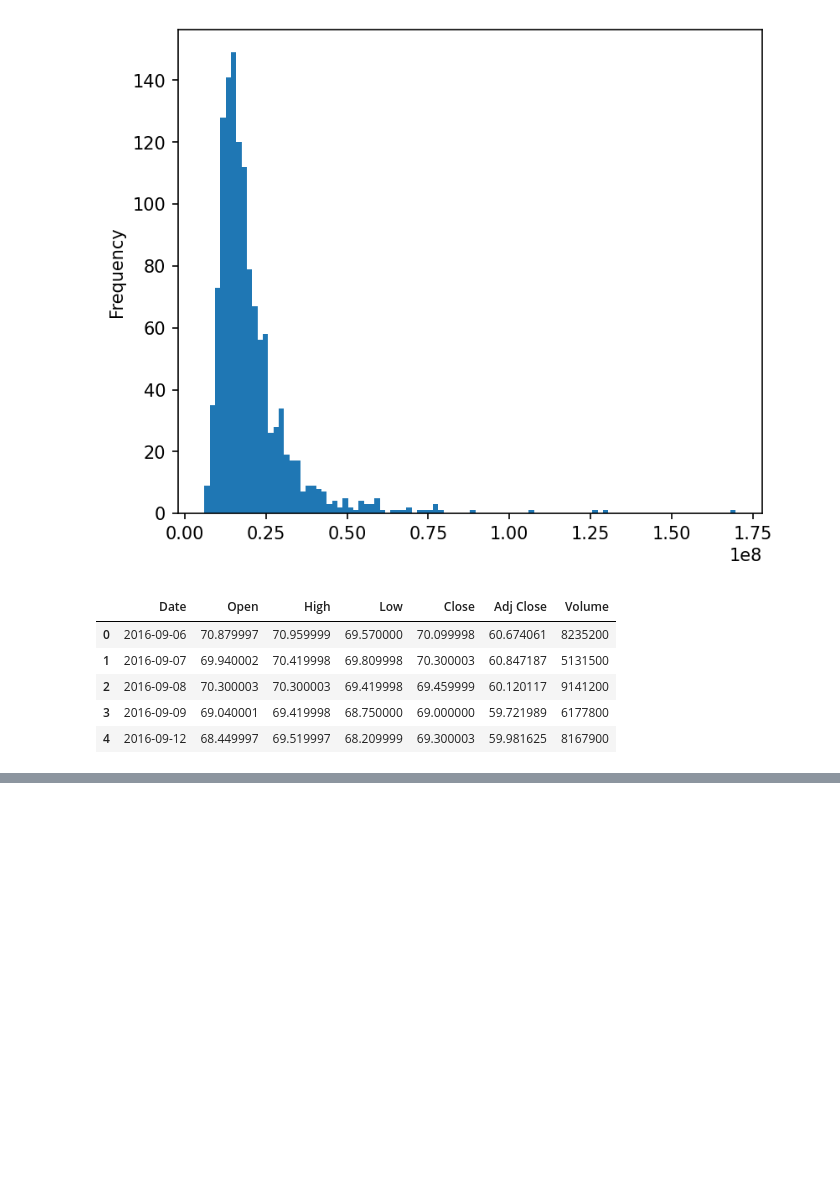
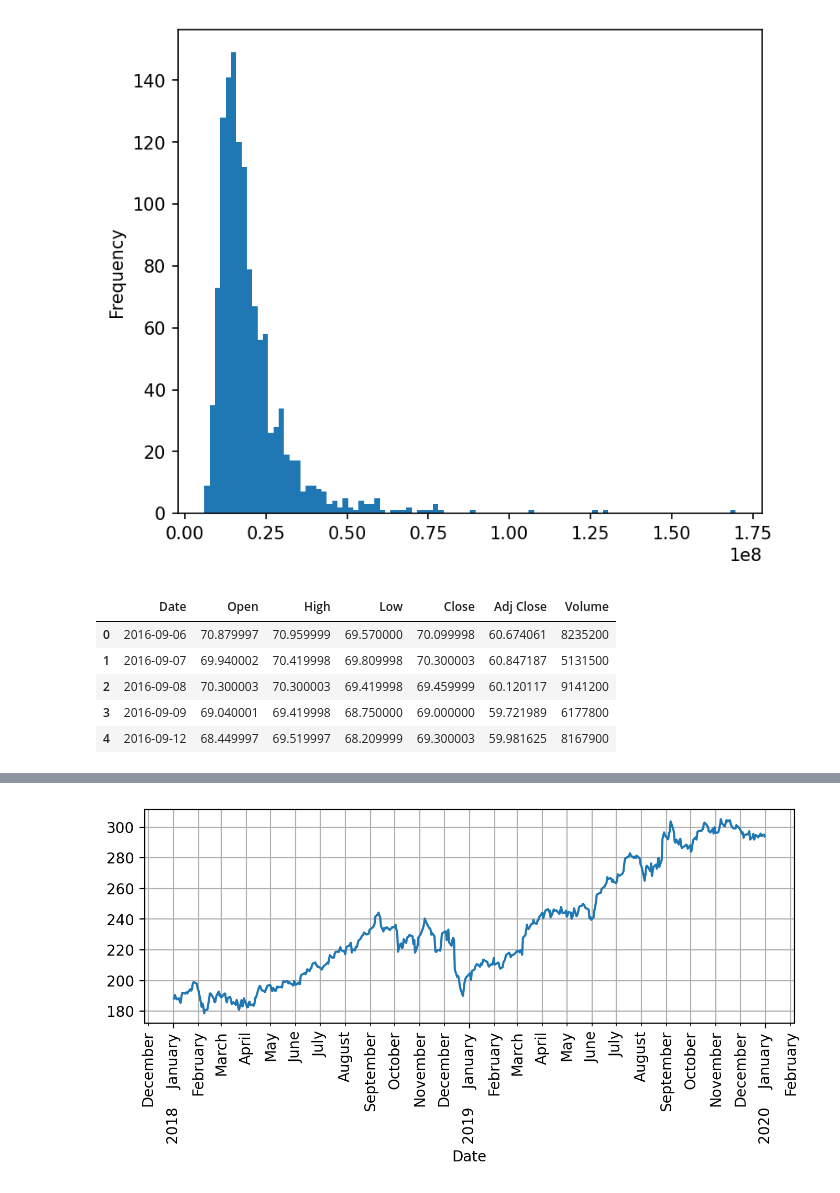
Before and after one commit to MJalingo/python_for_finance, a Jupyter notebook: Python-Finance-QuantConnect/05-Pandas-and-Finance/mynotes.ipynb, the cells around one changed output, grey strips where cells are left out. Saved outputs shown, nothing was run; the diff lists cells and outputs as text; code cells hidden in the pictures; blank space fills up the shorter version.

```diff
--- a/Python-Finance-QuantConnect/05-Pandas-and-Finance/mynotes.ipynb
+++ b/Python-Finance-QuantConnect/05-Pandas-and-Finance/mynotes.ipynb
@@ -173,0 +198,19 @@ plt.legend()
+# %%
+plt.figure(dpi=200,figsize=(8,3))
+ax = df["Close"]["2018-01-01":"2020-01-01"].plot()
+
+ax.xaxis.set_major_locator(dates.YearLocator())
+ax.xaxis.set_major_formatter(dates.DateFormatter("%Y    %B"))
+
+ax.xaxis.set_minor_locator(dates.MonthLocator())
+ax.xaxis.set_minor_formatter(dates.DateFormatter("%B"))
+
+ax.tick_params(axis="x",which="minor",rotation=90)
+ax.tick_params(axis="x",which="major",rotation=90)
+
+plt.xticks(ha="center")
+
+ax.xaxis.grid(True,which="both")
+ax.yaxis.grid(True)
+# %% [output]
+[figure, added]
```
Also changed, not shown: parts of 7 cells of this notebook, 2 other files.
